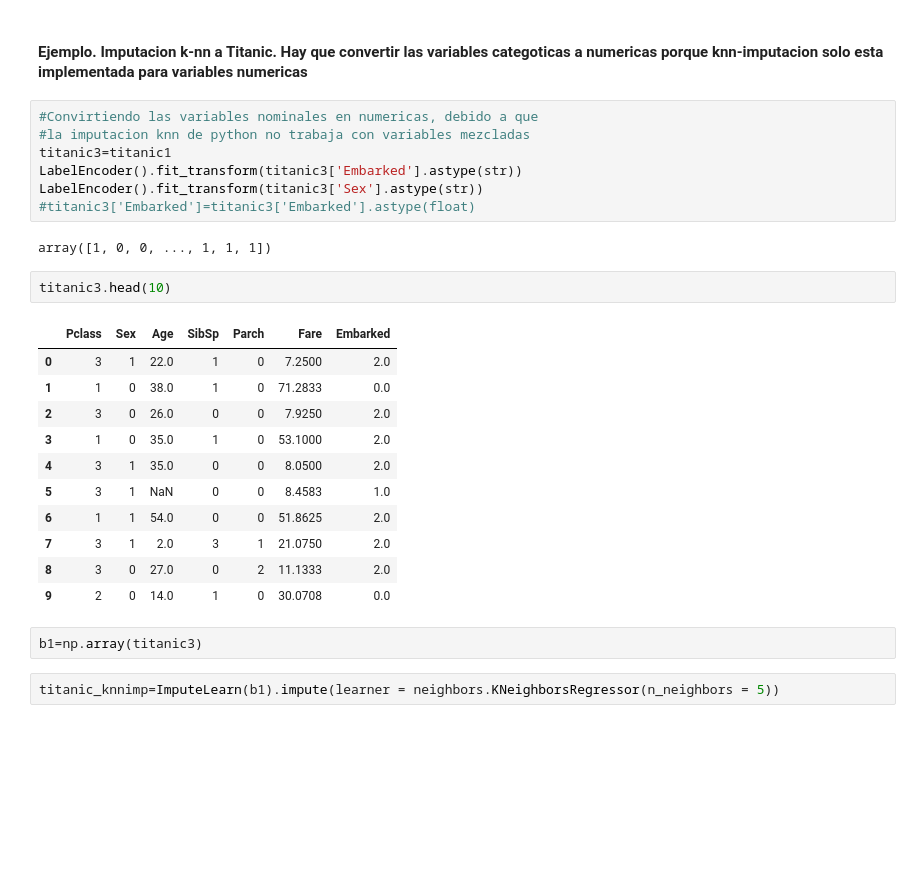
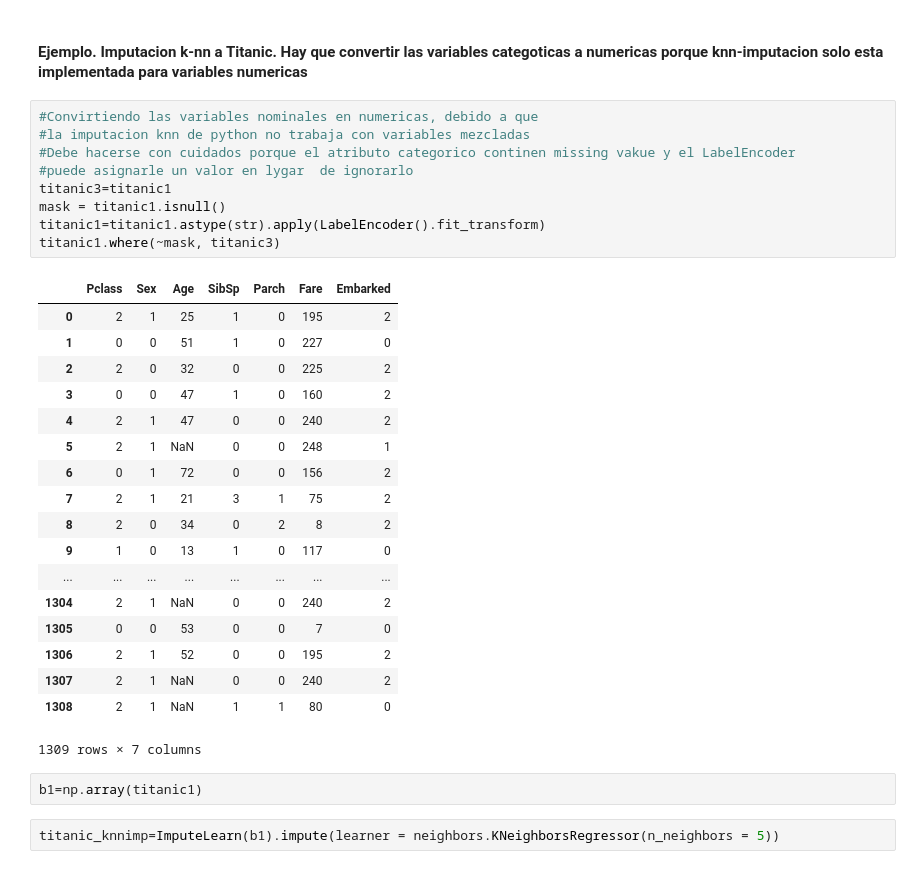
Before and after one commit to eacunafer/DataMining-Machine-Learning-Py3, a Jupyter notebook: Notebooks/Imputation3e.ipynb, the cells around one changed output. Cells and saved outputs as stored; diff of their text form; blank space fills up the shorter version.

```diff
--- a/Notebooks/Imputation3e.ipynb
+++ b/Notebooks/Imputation3e.ipynb
@@ -220,28 +247,33 @@ memory usage: 54.7 KB
 # %%
 #Convirtiendo las variables nominales en numericas, debido a que
 #la imputacion knn de python no trabaja con variables mezcladas
+#Debe hacerse con cuidados porque el atributo categorico continen missing vakue y el LabelEncoder
+#puede asignarle un valor en lygar  de ignorarlo
 titanic3=titanic1
-LabelEncoder().fit_transform(titanic3['Embarked'].astype(str))
-LabelEncoder().fit_transform(titanic3['Sex'].astype(str))
-#titanic3['Embarked']=titanic3['Embarked'].astype(float)
+mask = titanic1.isnull()
+titanic1=titanic1.astype(str).apply(LabelEncoder().fit_transform)
+titanic1.where(~mask, titanic3)
 # %% [output]
+|  | Pclass | Sex | Age | SibSp | Parch | Fare | Embarked |
+| 0 | 2 | 1 | 25 | 1 | 0 | 195 | 2 |
+| 1 | 0 | 0 | 51 | 1 | 0 | 227 | 0 |
+| 2 | 2 | 0 | 32 | 0 | 0 | 225 | 2 |
+| 3 | 0 | 0 | 47 | 1 | 0 | 160 | 2 |
+| 4 | 2 | 1 | 47 | 0 | 0 | 240 | 2 |
+| 5 | 2 | 1 | NaN | 0 | 0 | 248 | 1 |
+| 6 | 0 | 1 | 72 | 0 | 0 | 156 | 2 |
+| 7 | 2 | 1 | 21 | 3 | 1 | 75 | 2 |
+| 8 | 2 | 0 | 34 | 0 | 2 | 8 | 2 |
+| 9 | 1 | 0 | 13 | 1 | 0 | 117 | 0 |
+| ... | ... | ... | ... | ... | ... | ... | ... |
+| 1304 | 2 | 1 | NaN | 0 | 0 | 240 | 2 |
+| 1305 | 0 | 0 | 53 | 0 | 0 | 7 | 0 |
+| 1306 | 2 | 1 | 52 | 0 | 0 | 195 | 2 |
+| 1307 | 2 | 1 | NaN | 0 | 0 | 240 | 2 |
+| 1308 | 2 | 1 | NaN | 1 | 1 | 80 | 0 |
-array([1, 0, 0, ..., 1, 1, 1])
+1309 rows × 7 columns
-# %%
-titanic3.head(10)
-# %% [output]
-|  | Pclass | Sex | Age | SibSp | Parch | Fare | Embarked |
-| 0 | 3 | 1 | 22.0 | 1 | 0 | 7.2500 | 2.0 |
-| 1 | 1 | 0 | 38.0 | 1 | 0 | 71.2833 | 0.0 |
-| 2 | 3 | 0 | 26.0 | 0 | 0 | 7.9250 | 2.0 |
-| 3 | 1 | 0 | 35.0 | 1 | 0 | 53.1000 | 2.0 |
-| 4 | 3 | 1 | 35.0 | 0 | 0 | 8.0500 | 2.0 |
-| 5 | 3 | 1 | NaN | 0 | 0 | 8.4583 | 1.0 |
-| 6 | 1 | 1 | 54.0 | 0 | 0 | 51.8625 | 2.0 |
-| 7 | 3 | 1 | 2.0 | 3 | 1 | 21.0750 | 2.0 |
-| 8 | 3 | 0 | 27.0 | 0 | 2 | 11.1333 | 2.0 |
-| 9 | 2 | 0 | 14.0 | 1 | 0 | 30.0708 | 0.0 |
 # %%
-b1=np.array(titanic3)
+b1=np.array(titanic1)
 # %%
 titanic_knnimp=ImputeLearn(b1).impute(learner = neighbors.KNeighborsRegressor(n_neighbors = 5))
 # %%
```
Also changed, not shown: parts of 15 cells of this notebook, 3 other files.
